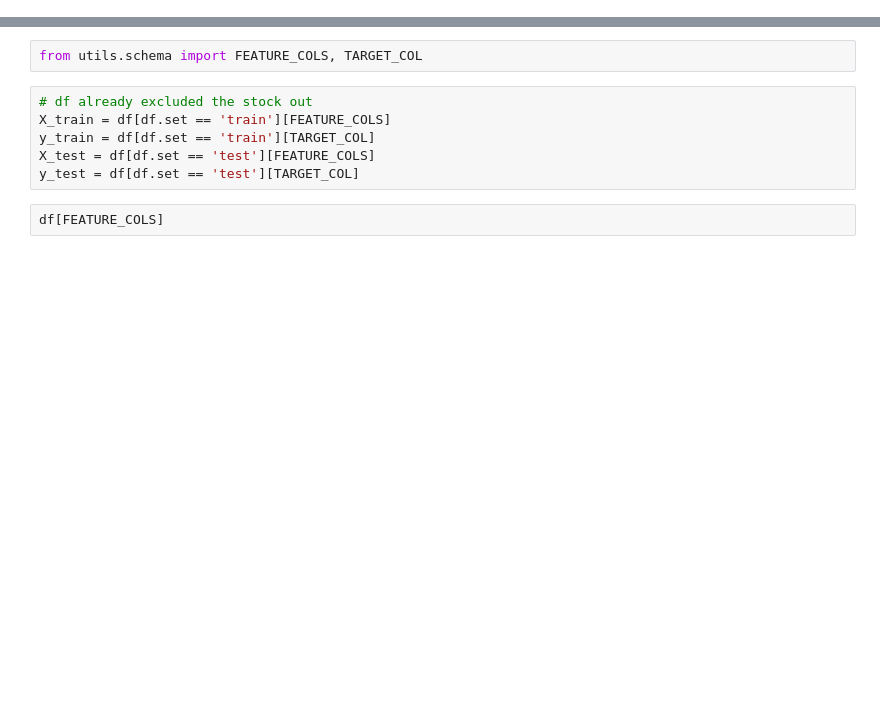
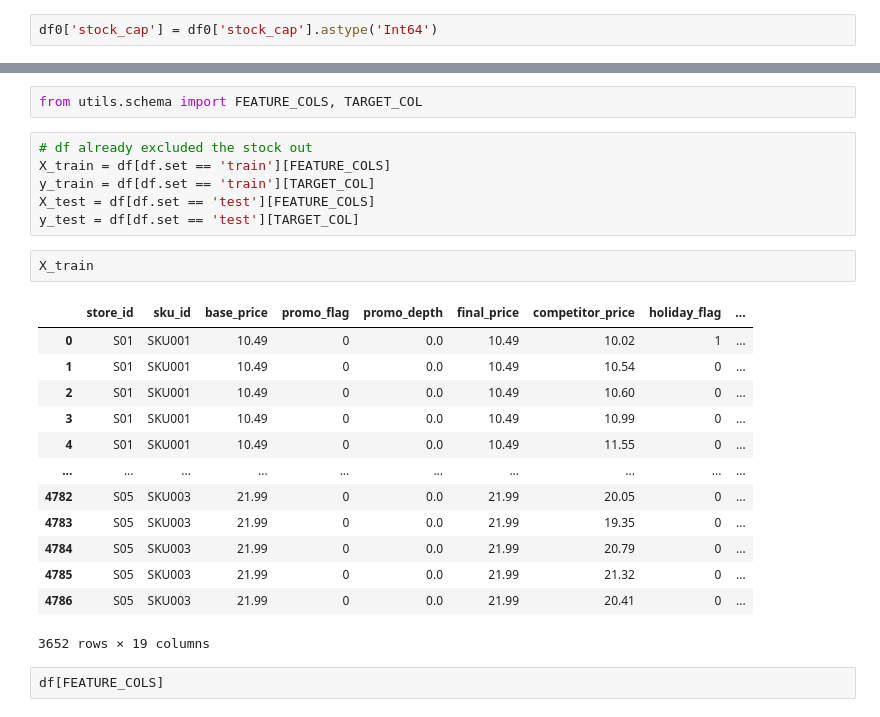
Before and after one commit to thi2709/simcel-test, a Jupyter notebook: src/reports.ipynb, the cells around one changed output, grey strips where cells are left out. Cells and saved outputs as stored; diff of their text form; blank space fills up the shorter version.

```diff
--- a/src/reports.ipynb
+++ b/src/reports.ipynb
@@ -49,3 +68,5 @@ Index(['date', 'store_id', 'sku_id', 'base_price', 'promo_flag', 'promo_depth',
+# %%
+df0['stock_cap'] = df0['stock_cap'].astype('Int64')
 # %%
 df0.head()
 # %% [output]
@@ -582,6 +804,22 @@ X_train = df[df.set == 'train'][FEATURE_COLS]
 y_train = df[df.set == 'train'][TARGET_COL]
 X_test = df[df.set == 'test'][FEATURE_COLS]
 y_test = df[df.set == 'test'][TARGET_COL]
+# %%
+X_train
+# %% [output]
+|  | store_id | sku_id | base_price | promo_flag | promo_depth | final_price | competitor_price | holiday_flag | ... |
+| 0 | S01 | SKU001 | 10.49 | 0 | 0.0 | 10.49 | 10.02 | 1 | ... |
+| 1 | S01 | SKU001 | 10.49 | 0 | 0.0 | 10.49 | 10.54 | 0 | ... |
+| 2 | S01 | SKU001 | 10.49 | 0 | 0.0 | 10.49 | 10.60 | 0 | ... |
+| 3 | S01 | SKU001 | 10.49 | 0 | 0.0 | 10.49 | 10.99 | 0 | ... |
+| 4 | S01 | SKU001 | 10.49 | 0 | 0.0 | 10.49 | 11.55 | 0 | ... |
+| ... | ... | ... | ... | ... | ... | ... | ... | ... | ... |
+| 4782 | S05 | SKU003 | 21.99 | 0 | 0.0 | 21.99 | 20.05 | 0 | ... |
+| 4783 | S05 | SKU003 | 21.99 | 0 | 0.0 | 21.99 | 19.35 | 0 | ... |
+| 4784 | S05 | SKU003 | 21.99 | 0 | 0.0 | 21.99 | 20.79 | 0 | ... |
+| 4785 | S05 | SKU003 | 21.99 | 0 | 0.0 | 21.99 | 21.32 | 0 | ... |
+| 4786 | S05 | SKU003 | 21.99 | 0 | 0.0 | 21.99 | 20.41 | 0 | ... |
+3652 rows × 19 columns
 # %%
 df[FEATURE_COLS]
 # %% [output]
```
Also changed, not shown: parts of 20 cells of this notebook, 3 other files.
